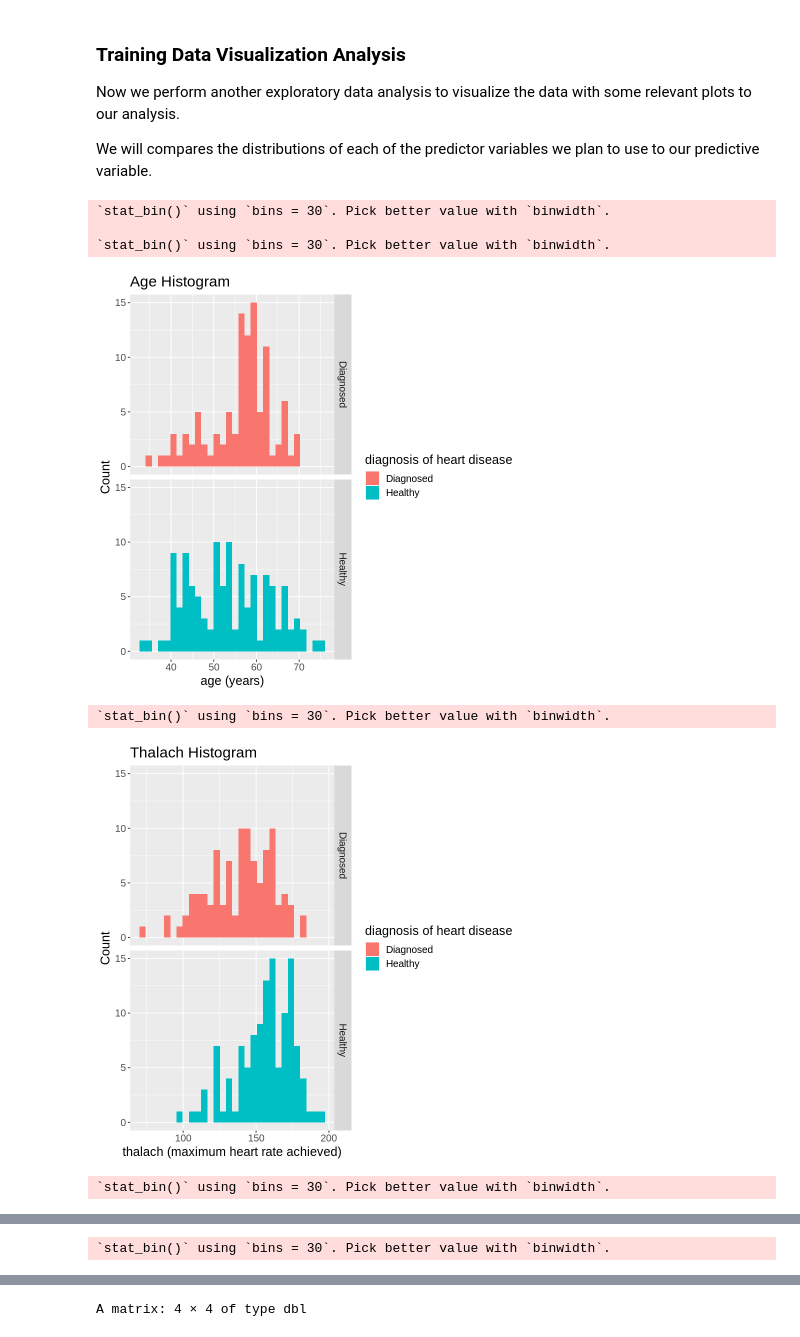
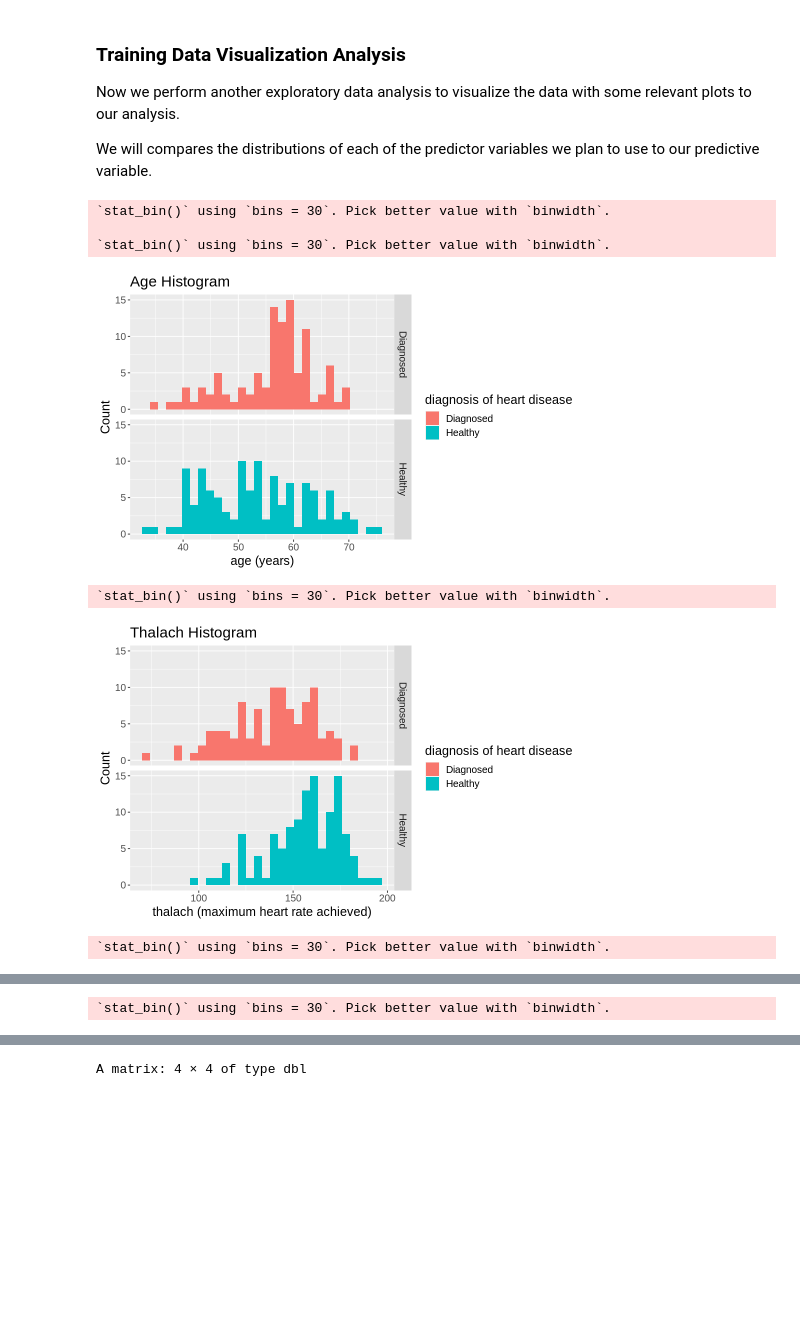
Before and after one commit to karrious/dsci-group-project-8, a Jupyter notebook: final_group_project.ipynb, the cells around one changed output, grey strips where cells are left out. Cells and saved outputs as stored; diff of their text form; code cells hidden in the pictures; blank space fills up the shorter version.

```diff
--- a/final_group_project.ipynb
+++ b/final_group_project.ipynb
@@ -251,6 +270,7 @@ Now we perform another exploratory data analysis to visualize the data with some
 
 We will compares the distributions of each of the predictor variables we plan to use to our predictive variable.
 # %%
+options(repr.plot.width = 8, repr.plot.height = 5)
 age_histogram = data_train %>%
         ggplot(aes(x = age, fill = target)) +
         geom_histogram() +
@@ -273,34 +293,34 @@ thalach_histogram
 chol_histogram = data_train %>%
         ggplot(aes(x = chol, fill = target)) +
         geom_histogram() +
         labs(x = "serum cholesterol (mg/dl)", y = "Count", fill = "diagnosis of heart disease") +
         ggtitle("Cholesterol Histogram") +
         theme(text = element_text(size = 15)) +
         facet_grid(rows = vars(target))
 chol_histogram
 
 trestbps_histogram = data_train %>%
         ggplot(aes(x = trestbps, fill = target)) +
         geom_histogram() +
         labs(x = "trestbps", y = "Count", fill = "diagnosis of heart disease") +
         ggtitle("Trestbps Histogram") +
         theme(text = element_text(size = 15)) +
         facet_grid(rows = vars(target))
 trestbps_histogram
 
 oldpeak_histogram = data_train %>%
         ggplot(aes(x = oldpeak, fill = target)) +
         geom_histogram() +
         labs(x = "oldpeak", y = "Count", fill = "diagnosis of heart disease") +
         ggtitle("Oldpeak Histogram") +
         theme(text = element_text(size = 15)) +
         facet_grid(rows = vars(target))
 oldpeak_histogram
 # %% [output]
 `stat_bin()` using `bins = 30`. Pick better value with `binwidth`.
 
 `stat_bin()` using `bins = 30`. Pick better value with `binwidth`.
-[figure, old version]
+[figure, new version]
 `stat_bin()` using `bins = 30`. Pick better value with `binwidth`.
-[figure, old version]
+[figure, new version]
 `stat_bin()` using `bins = 30`. Pick better value with `binwidth`.
```
Also changed, not shown: parts of 13 cells of this notebook.
